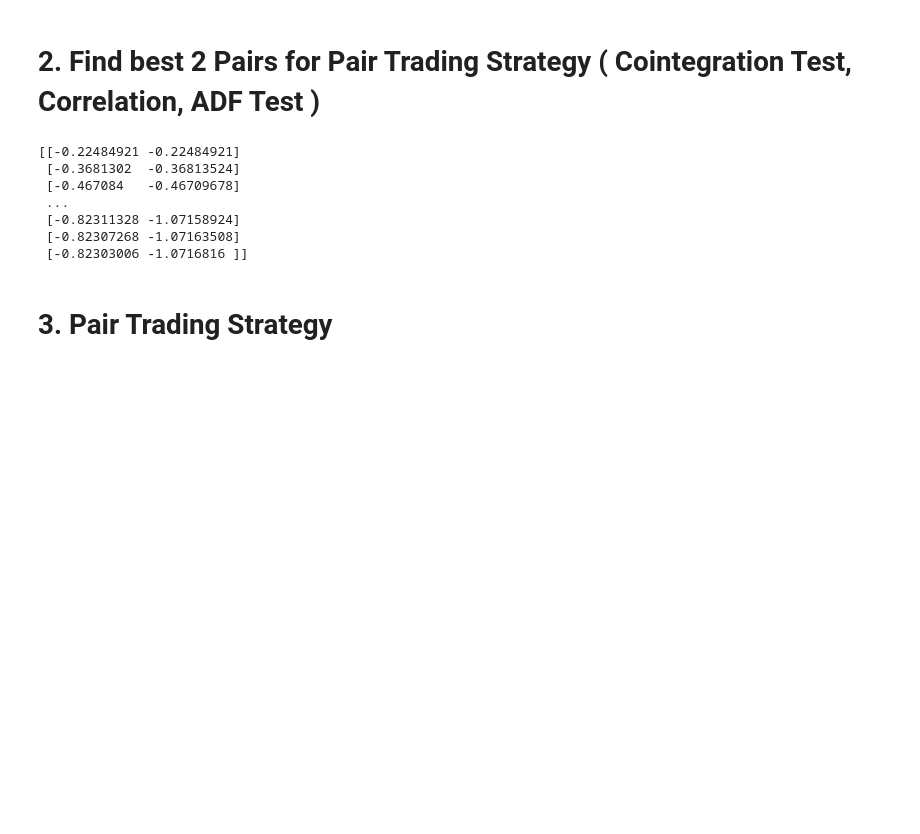
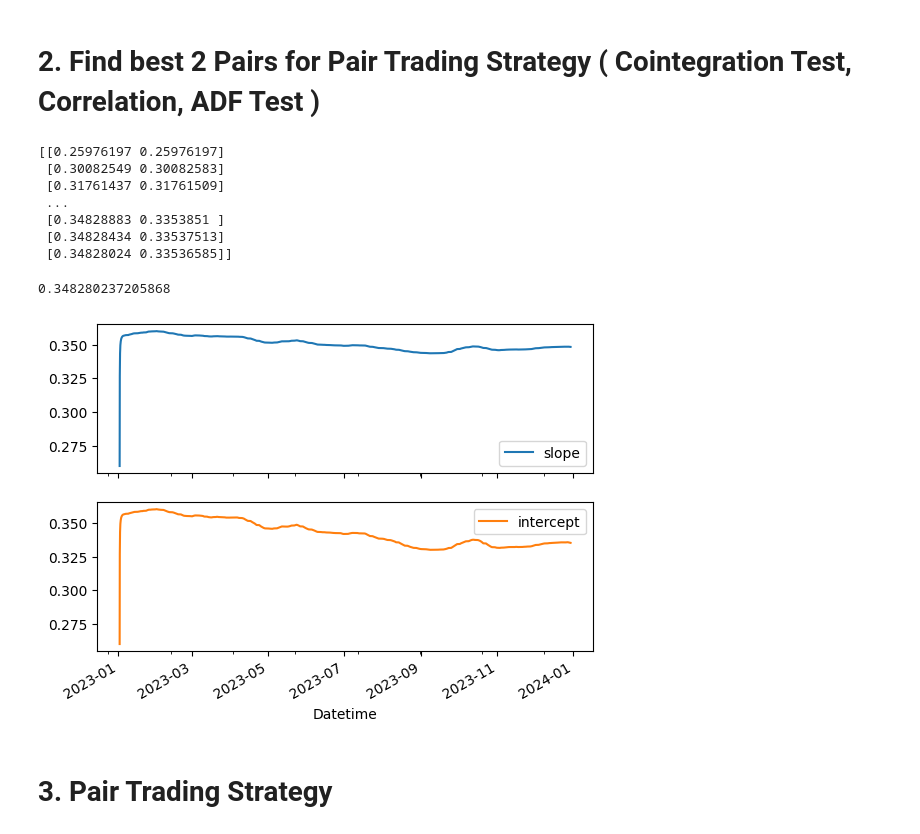
Before and after one commit to Renuto/Trading-Algorithmic, a Jupyter notebook: Statistical Arbitrage/statistical_arbitrage_with_bayesian_optimization.ipynb, the cells around one changed output. Drawn from its saved outputs; the diff is of its cells as text; code cells hidden in the pictures; blank space fills up the shorter version.

```diff
--- a/Statistical Arbitrage/statistical_arbitrage_with_bayesian_optimization.ipynb
+++ b/Statistical Arbitrage/statistical_arbitrage_with_bayesian_optimization.ipynb
@@ -151,7 +141,7 @@ def calc_slope_intercept_kalman(stock1, stock2):
     delta = 1e-5 # delta is a param to control the transition covariance matrix; delta=0 means linear reg
     trans_cov = delta / (1 - delta) * np.eye(2)
     obs_mat = np.vstack(
-        [np.log(stock1_data['Close']), np.ones(stock1_data['Close'].shape)]
+        [stock1_data['Close'], np.ones(stock1_data['Close'].shape)]
     ).T[:, np.newaxis]
 
     kf = KalmanFilter(
@@ -165,16 +155,16 @@ def calc_slope_intercept_kalman(stock1, stock2):
         transition_covariance=trans_cov
     )
 
-    state_means, state_covs = kf.filter(np.log(stock2_data['Close']).values)
+    state_means, state_covs = kf.filter(stock2_data['Close'].values)
     return state_means, state_covs
 
 state_means, state_covs = calc_slope_intercept_kalman('AUDCHF=X', 'NZDCHF=X')
 print(state_means)
 # %% [output]
-[[-0.22484921 -0.22484921]
- [-0.3681302  -0.36813524]
- [-0.467084   -0.46709678]
+[[0.25976197 0.25976197]
+ [0.30082549 0.30082583]
+ [0.31761437 0.31761509]
  ...
- [-0.82311328 -1.07158924]
- [-0.82307268 -1.07163508]
- [-0.82303006 -1.0716816 ]]
+ [0.34828883 0.3353851 ]
+ [0.34828434 0.33537513]
+ [0.34828024 0.33536585]]
@@ -213,3 +171,31 @@ show(p1)
+# %%
+slope = state_means[-1][0]
+slope
+# %% [output]
+0.348280237205868
+# %%
+import matplotlib.pyplot as plt
+
+def draw_slope_intercept_changes(stock1,stock2, state_means):
+    """
+    Plot the slope and intercept changes from the
+    Kalman Filte calculated values.
+    """
+    stock1_data = load_stock_data(stock1)
+    stock2_data = load_stock_data(stock2)
+    common_dates = stock1_data.index.intersection(stock2_data.index)
+
+    pd.DataFrame(
+        dict(
+            slope=state_means[:, 0],
+            intercept=state_means[:, 1]
+        ), index=common_dates
+    ).plot(subplots=True)
+    plt.show()
+
+draw_slope_intercept_changes('AUDCHF=X', 'NZDCHF=X', state_means)
+# %% [output]
+[figure, added]
 # %%
 import numpy as np
 import pandas as pd
```
Also changed, not shown: parts of 9 cells of this notebook.
